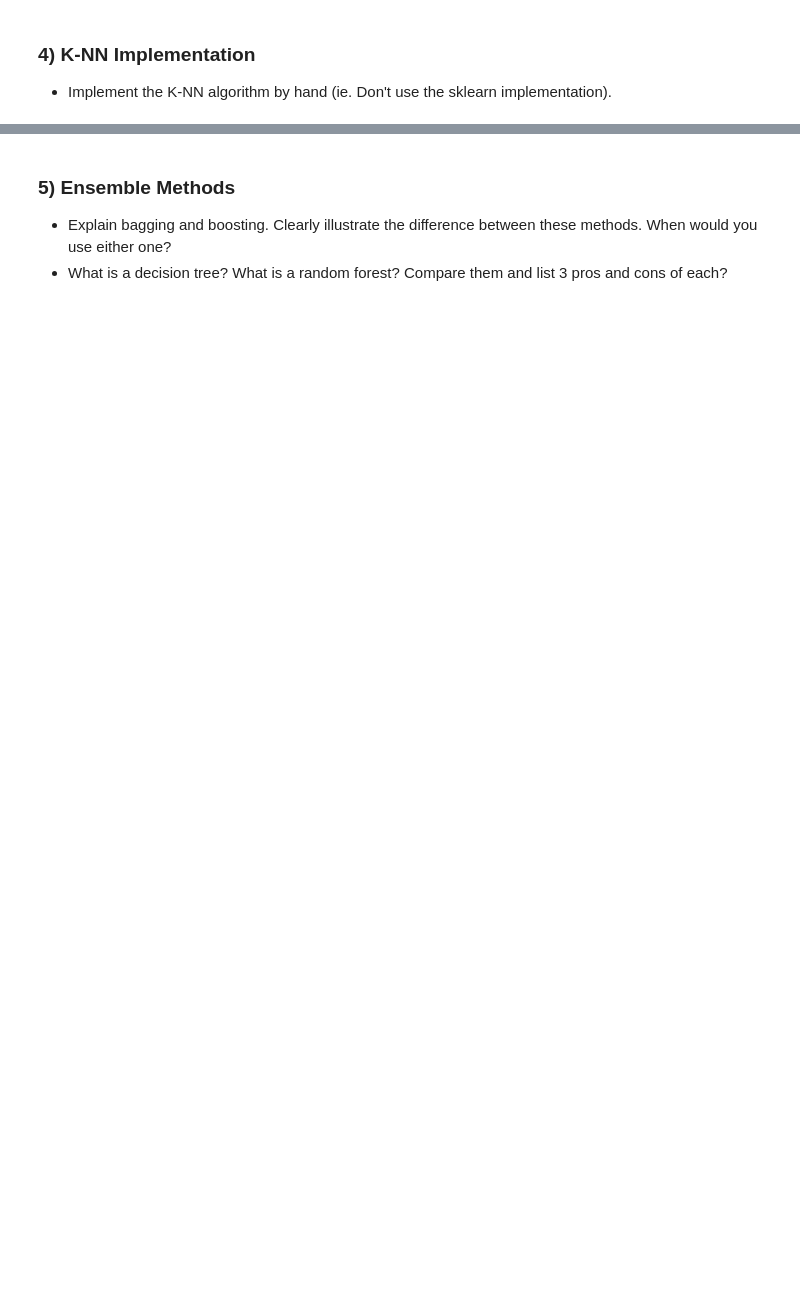
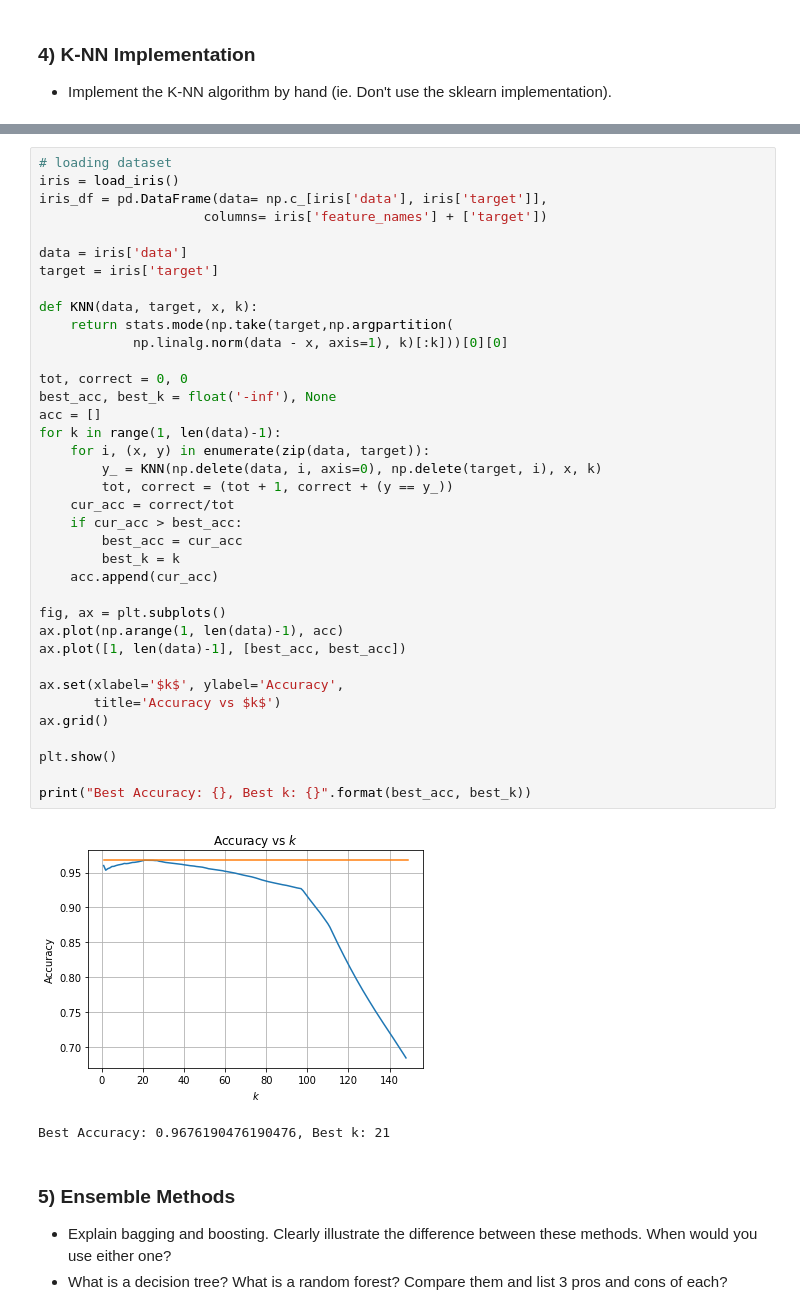
Before and after one commit to McGillAISociety/mais-bootcamp-w2019, a Jupyter notebook: Assignment4/MAIS 202 - Assignment 4.ipynb, the cells around one changed output, grey strips where cells are left out. Cells and saved outputs as stored; diff of their text form; blank space fills up the shorter version.

```diff
--- a/Assignment4/MAIS 202 - Assignment 4.ipynb
+++ b/Assignment4/MAIS 202 - Assignment 4.ipynb
@@ -65,3 +149,43 @@ iris_df.head()
+# %%
+# loading dataset
+iris = load_iris()
+iris_df = pd.DataFrame(data= np.c_[iris['data'], iris['target']],
+                     columns= iris['feature_names'] + ['target'])
+
+data = iris['data']
+target = iris['target']
+
+def KNN(data, target, x, k):
+    return stats.mode(np.take(target,np.argpartition(
+            np.linalg.norm(data - x, axis=1), k)[:k]))[0][0]
+
+tot, correct = 0, 0
+best_acc, best_k = float('-inf'), None
+acc = []
+for k in range(1, len(data)-1):
+    for i, (x, y) in enumerate(zip(data, target)):
+        y_ = KNN(np.delete(data, i, axis=0), np.delete(target, i), x, k)
+        tot, correct = (tot + 1, correct + (y == y_))
+    cur_acc = correct/tot
+    if cur_acc > best_acc:
+        best_acc = cur_acc
+        best_k = k
+    acc.append(cur_acc)
+
+fig, ax = plt.subplots()
+ax.plot(np.arange(1, len(data)-1), acc)
+ax.plot([1, len(data)-1], [best_acc, best_acc])
+
+ax.set(xlabel='$k$', ylabel='Accuracy',
+       title='Accuracy vs $k$')
+ax.grid()
+
+plt.show()
+
+print("Best Accuracy: {}, Best k: {}".format(best_acc, best_k))
+# %% [output]
+[figure, added]
+Best Accuracy: 0.9676190476190476, Best k: 21
 # %% [markdown]
 ### 5) Ensemble Methods
 - Explain bagging and boosting. Clearly illustrate the difference between these methods. When would you use either one?
```
Also changed, not shown: parts of 20 cells of this notebook, 1 other file.
